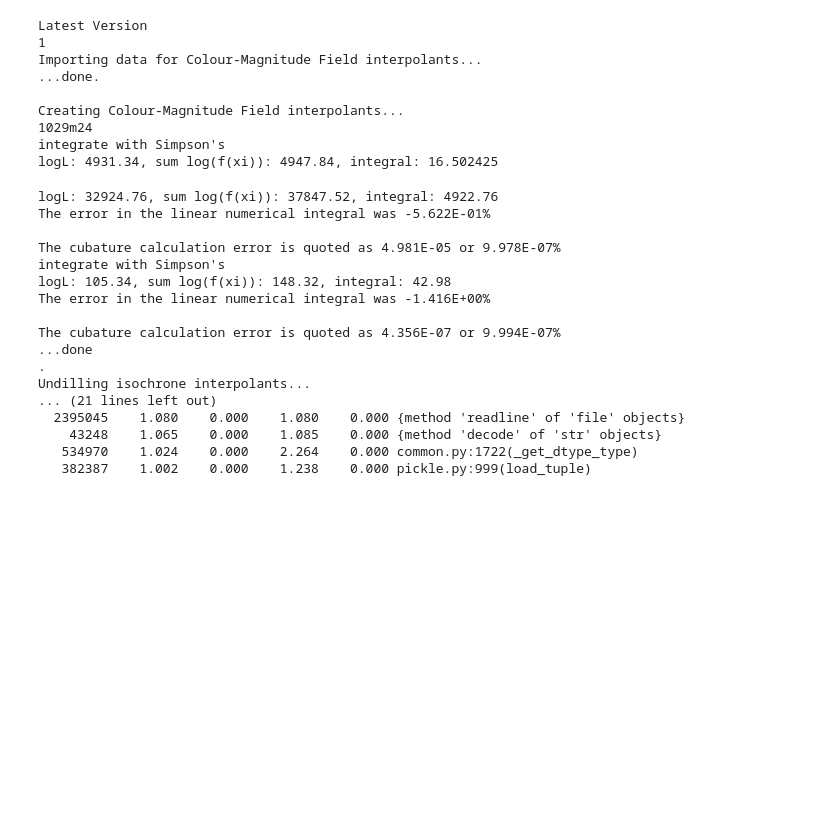
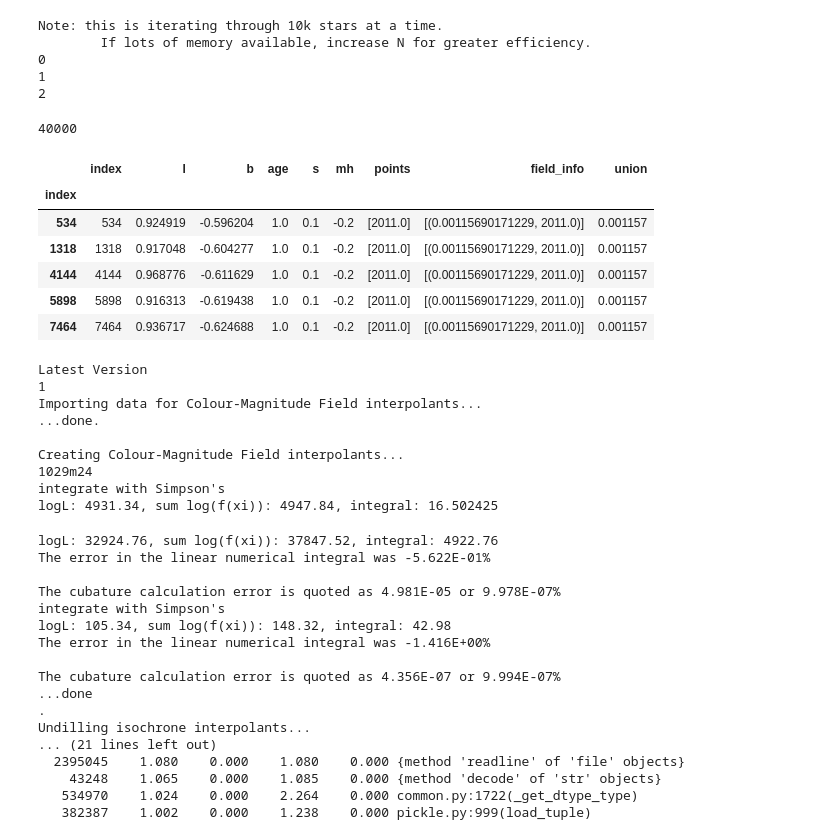
Before and after one commit to aeverall/seestar, a Jupyter notebook: SFexamples/CreateSF.ipynb, the cells around one changed output. Cells and saved outputs as stored; diff of their text form; code cells hidden in the pictures; blank space fills up the shorter version.

Commit message:
Field intersection area calculation included

```diff
--- a/SFexamples/CreateSF.ipynb
+++ b/SFexamples/CreateSF.ipynb
@@ -50,8 +50,8 @@ playSound()
 logger = ComputerOps.LogData()
 logger.start()
 Testing = SelectionGrid.FieldInterpolator("../SFdata/APOGEE/ApogeeFileInformation.pickle",
-                                        ColMagSF_exists = False,
-                                        surveysf_exists = False)
+                                        ColMagSF_exists = True,
+                                        surveysf_exists = True)
 logger.stop()
 logger.display()
 # %% [output]
@@ -66,3 +80,41 @@ IOError: File /media/andy/37E3-0F91/2MASS/Apogee-2MASS/APOGEEfield_2005.0.csv do
+# %%
+N = 40000
+# Latitude weighted by cosine angle distribution
+brand = np.arcsin(2*np.random.rand(N)-1)
+lrand = np.random.rand(N)*2*np.pi
+# Generate dataframe for random points across sky
+coordsrand = np.vstack((lrand, brand)).T
+coordsrand = pd.DataFrame(coordsrand, columns=["l", "b"])
+
+age = 1.
+s = 0.1
+mh = -0.2
+
+coordsrand['age'] = age
+coordsrand['s'] = s
+coordsrand['mh'] = mh
+# %%
+_ = Testing(coordsrand)
+# %% [output]
+Note: this is iterating through 10k stars at a time.
+        If lots of memory available, increase N for greater efficiency.
+0
+1
+2
+# %%
+len(_)
+# %% [output]
+40000
+# %%
+_[_.union>0]
+# %% [output]
+|  | index | l | b | age | s | mh | points | field_info | union |
+| index |  |  |  |  |  |  |  |  |  |
+| 534 | 534 | 0.924919 | -0.596204 | 1.0 | 0.1 | -0.2 | [2011.0] | [(0.00115690171229, 2011.0)] | 0.001157 |
+| 1318 | 1318 | 0.917048 | -0.604277 | 1.0 | 0.1 | -0.2 | [2011.0] | [(0.00115690171229, 2011.0)] | 0.001157 |
+| 4144 | 4144 | 0.968776 | -0.611629 | 1.0 | 0.1 | -0.2 | [2011.0] | [(0.00115690171229, 2011.0)] | 0.001157 |
+| 5898 | 5898 | 0.916313 | -0.619438 | 1.0 | 0.1 | -0.2 | [2011.0] | [(0.00115690171229, 2011.0)] | 0.001157 |
+| 7464 | 7464 | 0.936717 | -0.624688 | 1.0 | 0.1 | -0.2 | [2011.0] | [(0.00115690171229, 2011.0)] | 0.001157 |
 # %%
 logger = ComputerOps.LogData()
 logger.start()
```
Also changed, not shown: parts of 1 cell of this notebook, 9 other files.
